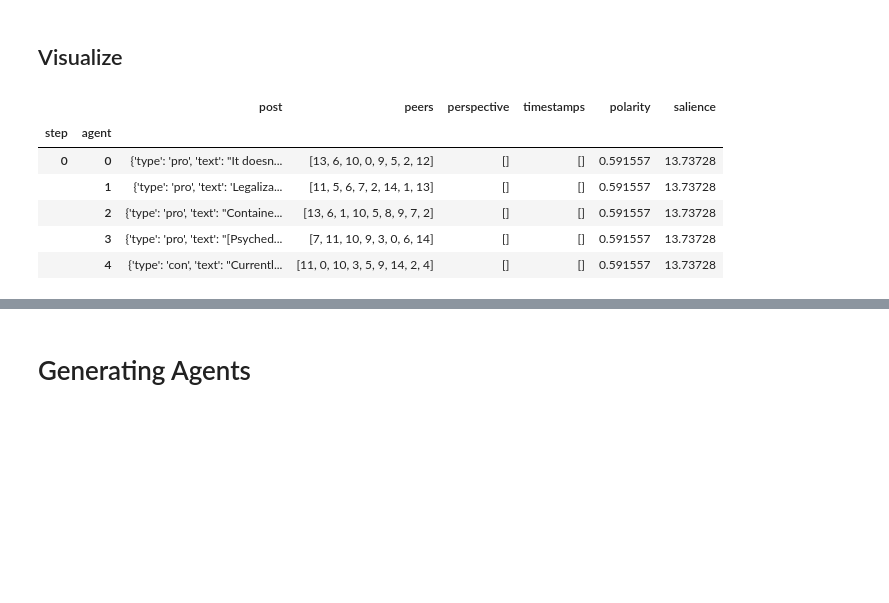
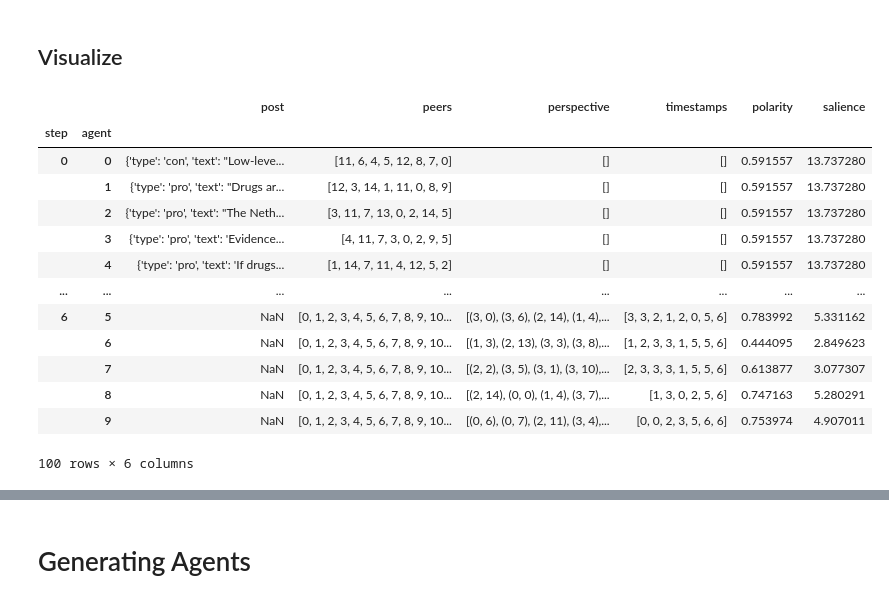
Before and after one commit to debatelab/ada-simulation, a Jupyter notebook: belief-dynamics_with_lms.ipynb, the cells around one changed output, grey strips where cells are left out. Cells and saved outputs as stored; diff of their text form; code cells hidden in the pictures; blank space fills up the shorter version.

```diff
--- a/belief-dynamics_with_lms.ipynb
+++ b/belief-dynamics_with_lms.ipynb
@@ -188,15 +189,22 @@ plot_data = pd.read_csv('test4.csv',index_col=['step','agent'], skipinitialspace
 for col in ['perspective', 'peers']:
     plot_data[col] = plot_data[col].apply(lambda s: ast.literal_eval(s))
 # %%
-plot_data.head()
+plot_data[:100]
 # %% [output]
 |  |  | post | peers | perspective | timestamps | polarity | salience |
 | step | agent |  |  |  |  |  |  |
-| 0 | 0 | {'type': 'pro', 'text': "It doesn... | [13, 6, 10, 0, 9, 5, 2, 12] | [] | [] | 0.591557 | 13.73728 |
-|  | 1 | {'type': 'pro', 'text': 'Legaliza... | [11, 5, 6, 7, 2, 14, 1, 13] | [] | [] | 0.591557 | 13.73728 |
-|  | 2 | {'type': 'pro', 'text': "Containe... | [13, 6, 1, 10, 5, 8, 9, 7, 2] | [] | [] | 0.591557 | 13.73728 |
-|  | 3 | {'type': 'pro', 'text': "[Psyched... | [7, 11, 10, 9, 3, 0, 6, 14] | [] | [] | 0.591557 | 13.73728 |
-|  | 4 | {'type': 'con', 'text': "Currentl... | [11, 0, 10, 3, 5, 9, 14, 2, 4] | [] | [] | 0.591557 | 13.73728 |
+| 0 | 0 | {'type': 'con', 'text': "Low-leve... | [11, 6, 4, 5, 12, 8, 7, 0] | [] | [] | 0.591557 | 13.737280 |
+|  | 1 | {'type': 'pro', 'text': "Drugs ar... | [12, 3, 14, 1, 11, 0, 8, 9] | [] | [] | 0.591557 | 13.737280 |
+|  | 2 | {'type': 'pro', 'text': "The Neth... | [3, 11, 7, 13, 0, 2, 14, 5] | [] | [] | 0.591557 | 13.737280 |
+|  | 3 | {'type': 'pro', 'text': 'Evidence... | [4, 11, 7, 3, 0, 2, 9, 5] | [] | [] | 0.591557 | 13.737280 |
+|  | 4 | {'type': 'pro', 'text': 'If drugs... | [1, 14, 7, 11, 4, 12, 5, 2] | [] | [] | 0.591557 | 13.737280 |
+| ... | ... | ... | ... | ... | ... | ... | ... |
+| 6 | 5 | NaN | [0, 1, 2, 3, 4, 5, 6, 7, 8, 9, 10... | [(3, 0), (3, 6), (2, 14), (1, 4),... | [3, 3, 2, 1, 2, 0, 5, 6] | 0.783992 | 5.331162 |
+|  | 6 | NaN | [0, 1, 2, 3, 4, 5, 6, 7, 8, 9, 10... | [(1, 3), (2, 13), (3, 3), (3, 8),... | [1, 2, 3, 3, 1, 5, 5, 6] | 0.444095 | 2.849623 |
+|  | 7 | NaN | [0, 1, 2, 3, 4, 5, 6, 7, 8, 9, 10... | [(2, 2), (3, 5), (3, 1), (3, 10),... | [2, 3, 3, 3, 1, 5, 5, 6] | 0.613877 | 3.077307 |
+|  | 8 | NaN | [0, 1, 2, 3, 4, 5, 6, 7, 8, 9, 10... | [(2, 14), (0, 0), (1, 4), (3, 7),... | [1, 3, 0, 2, 5, 6] | 0.747163 | 5.280291 |
+|  | 9 | NaN | [0, 1, 2, 3, 4, 5, 6, 7, 8, 9, 10... | [(0, 6), (0, 7), (2, 11), (3, 4),... | [0, 0, 2, 3, 5, 6, 6] | 0.753974 | 4.907011 |
+100 rows × 6 columns
 # %%
 ax = plot_data.polarity.unstack().plot(legend=False)
 #ax.legend(loc='upper left', ncol=2)
```
Also changed, not shown: parts of 17 cells of this notebook, 5 other files.
